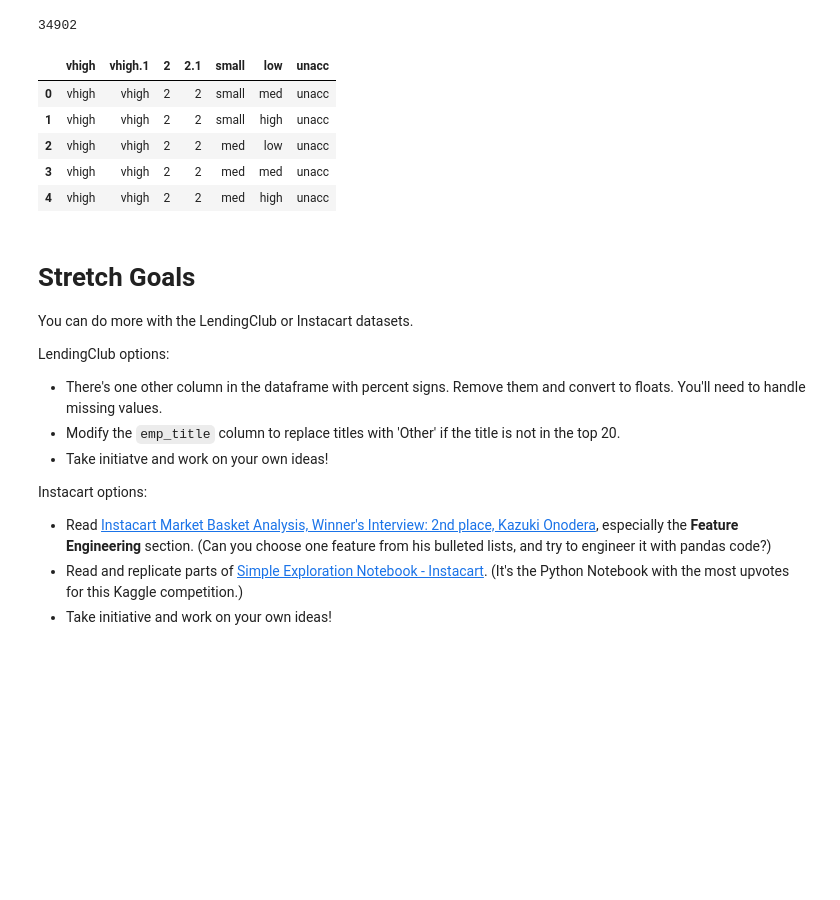
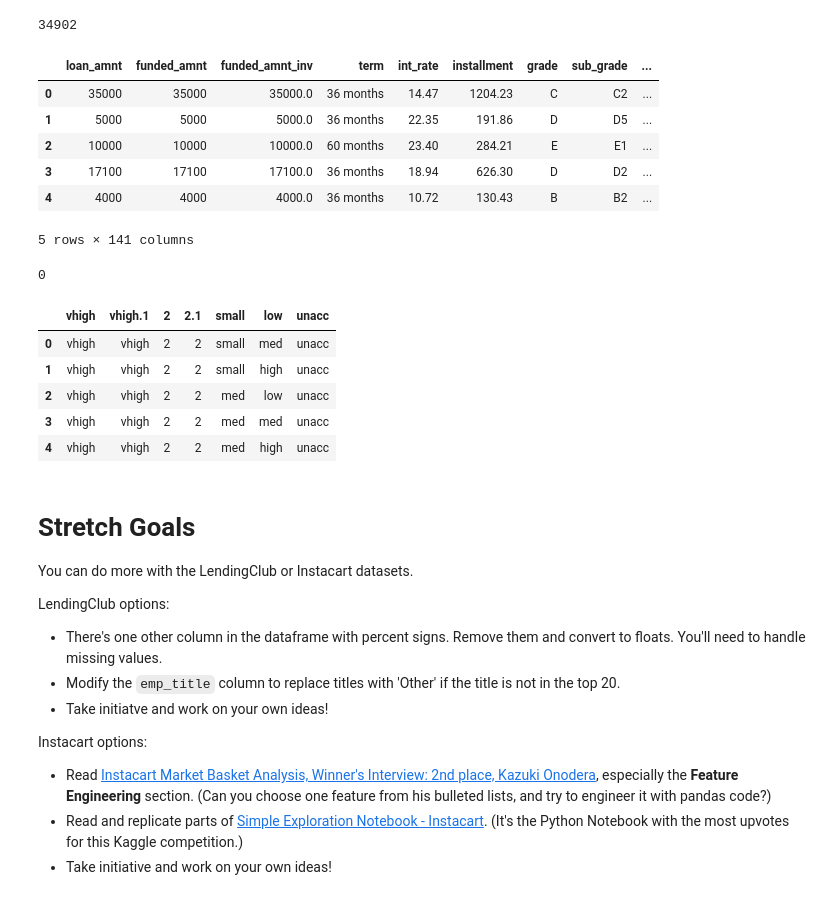
Before and after one commit to daniela500/DS-Unit-1-Sprint-1-Data-Wrangling-and-Storytelling, a Jupyter notebook: module2-make-features/LS_DS_112_Make_Features_Assignment.ipynb, the cells around one changed output. Saved outputs shown, nothing was run; the diff lists cells and outputs as text; code cells hidden in the pictures; blank space fills up the shorter version.

```diff
--- a/module2-make-features/LS_DS_112_Make_Features_Assignment.ipynb
+++ b/module2-make-features/LS_DS_112_Make_Features_Assignment.ipynb
@@ -92,4 +84,17 @@ df1.head()
 len(df1['emp_title'].value_counts())
 # %% [output]
 34902
+# %%
+# make a column 'emp_title_manager'
+
+df1['emp_title_manager'] = df1['emp_title'].str.contains('Manager')
+df1.head()
+# %% [output]
+|  | loan_amnt | funded_amnt | funded_amnt_inv | term | int_rate | installment | grade | sub_grade | ... |
+| 0 | 35000 | 35000 | 35000.0 | 36 months | 14.47 | 1204.23 | C | C2 | ... |
+| 1 | 5000 | 5000 | 5000.0 | 36 months | 22.35 | 191.86 | D | D5 | ... |
+| 2 | 10000 | 10000 | 10000.0 | 60 months | 23.40 | 284.21 | E | E1 | ... |
+| 3 | 17100 | 17100 | 17100.0 | 36 months | 18.94 | 626.30 | D | D2 | ... |
+| 4 | 4000 | 4000 | 4000.0 | 36 months | 10.72 | 130.43 | B | B2 | ... |
+5 rows × 141 columns
 # %%
@@ -102,0 +108,4 @@ non_managers = df1(-condition)
+# %%
+df1['loan_status'].isnull().sum()
+# %% [output]
+0
```
Also changed, not shown: parts of 4 cells of this notebook.
